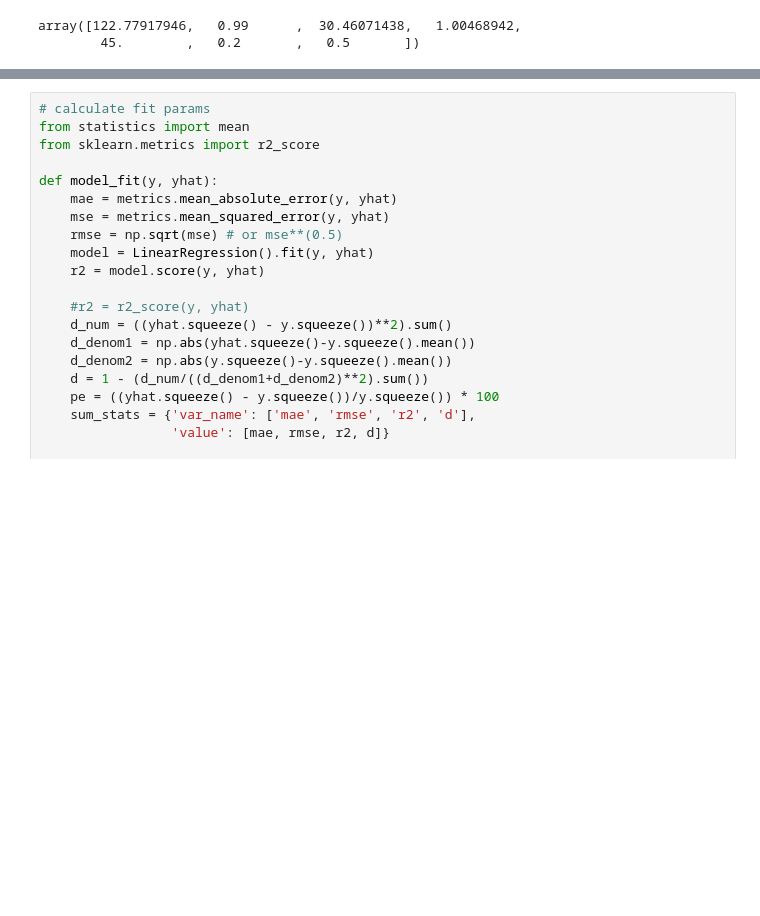
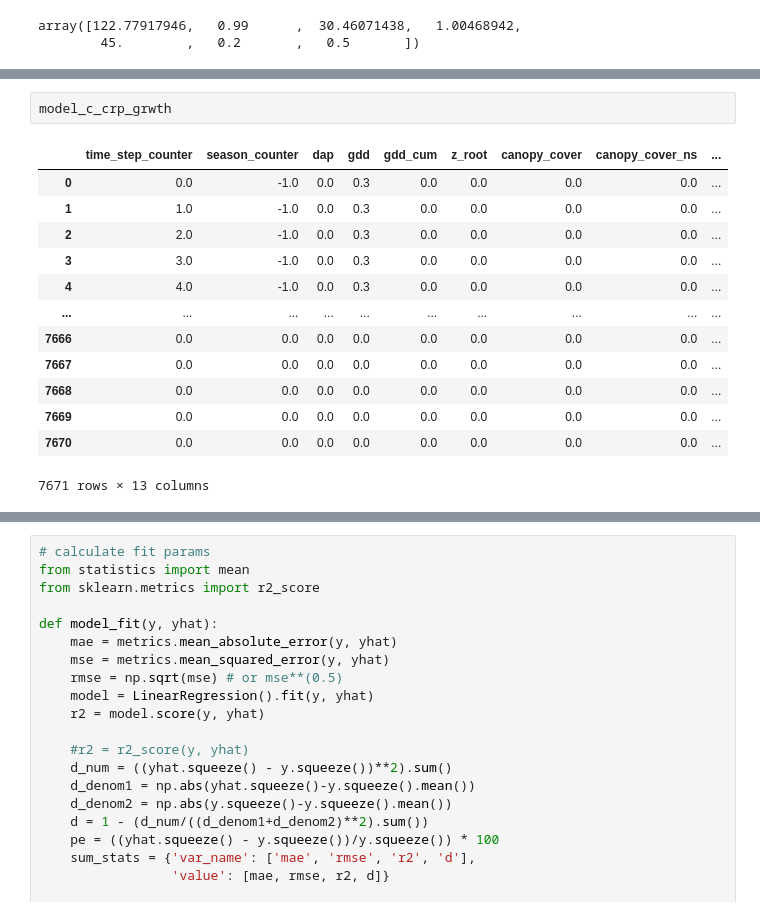
Before and after one commit to wndlovu/EGGS-Aquacrop, a Jupyter notebook: data_analysis/test_calibration.ipynb, the cells around one changed output, grey strips where cells are left out. Drawn from its saved outputs; the diff is of its cells as text; blank space fills up the shorter version.

```diff
--- a/data_analysis/test_calibration.ipynb
+++ b/data_analysis/test_calibration.ipynb
@@ -308,2 +368,18 @@ array([122.77917946,   0.99      ,  30.46071438,   1.00468942,
+# %%
+model_c_crp_grwth
+# %% [output]
+|  | time_step_counter | season_counter | dap | gdd | gdd_cum | z_root | canopy_cover | canopy_cover_ns | ... |
+| 0 | 0.0 | -1.0 | 0.0 | 0.3 | 0.0 | 0.0 | 0.0 | 0.0 | ... |
+| 1 | 1.0 | -1.0 | 0.0 | 0.3 | 0.0 | 0.0 | 0.0 | 0.0 | ... |
+| 2 | 2.0 | -1.0 | 0.0 | 0.3 | 0.0 | 0.0 | 0.0 | 0.0 | ... |
+| 3 | 3.0 | -1.0 | 0.0 | 0.3 | 0.0 | 0.0 | 0.0 | 0.0 | ... |
+| 4 | 4.0 | -1.0 | 0.0 | 0.3 | 0.0 | 0.0 | 0.0 | 0.0 | ... |
+| ... | ... | ... | ... | ... | ... | ... | ... | ... | ... |
+| 7666 | 0.0 | 0.0 | 0.0 | 0.0 | 0.0 | 0.0 | 0.0 | 0.0 | ... |
+| 7667 | 0.0 | 0.0 | 0.0 | 0.0 | 0.0 | 0.0 | 0.0 | 0.0 | ... |
+| 7668 | 0.0 | 0.0 | 0.0 | 0.0 | 0.0 | 0.0 | 0.0 | 0.0 | ... |
+| 7669 | 0.0 | 0.0 | 0.0 | 0.0 | 0.0 | 0.0 | 0.0 | 0.0 | ... |
+| 7670 | 0.0 | 0.0 | 0.0 | 0.0 | 0.0 | 0.0 | 0.0 | 0.0 | ... |
+7671 rows × 13 columns
 # %%
 # calibrated model - yield
```
Also changed, not shown: parts of 12 cells of this notebook, 2 other files.
